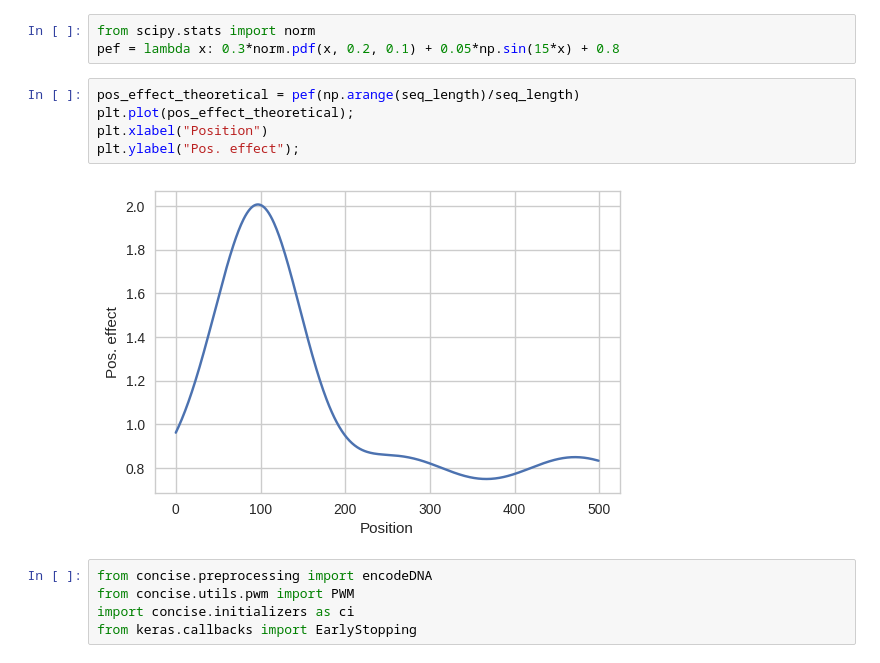
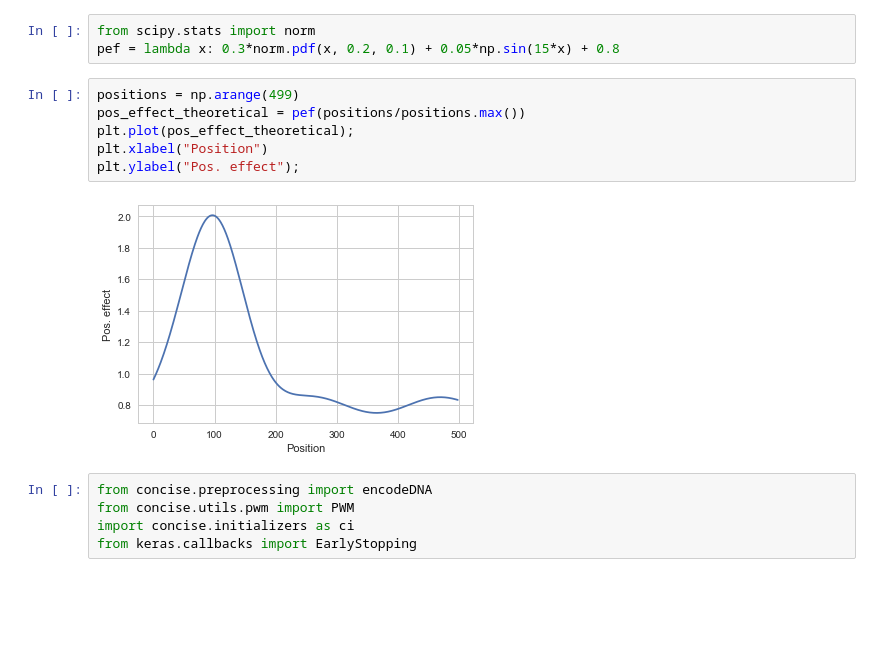
Before and after one commit to gagneurlab/concise, a Jupyter notebook: nbs/spline_transformation.ipynb, the cells around one changed output. Drawn from its saved outputs; the diff is of its cells as text; blank space fills up the shorter version.

```diff
--- a/nbs/spline_transformation.ipynb
+++ b/nbs/spline_transformation.ipynb
@@ -126,12 +120,13 @@ where $x\in[0,1]$ is the position within the sequence.
 from scipy.stats import norm
 pef = lambda x: 0.3*norm.pdf(x, 0.2, 0.1) + 0.05*np.sin(15*x) + 0.8
 # %%
-pos_effect_theoretical = pef(np.arange(seq_length)/seq_length)
+positions = np.arange(499)
+pos_effect_theoretical = pef(positions/positions.max())
 plt.plot(pos_effect_theoretical);
 plt.xlabel("Position")
 plt.ylabel("Pos. effect");
 # %% [output]
-[figure, old version]
+[figure, new version]
 # %%
 from concise.preprocessing import encodeDNA
 from concise.utils.pwm import PWM
```
Also changed, not shown: parts of 13 cells of this notebook, 11 other files.
